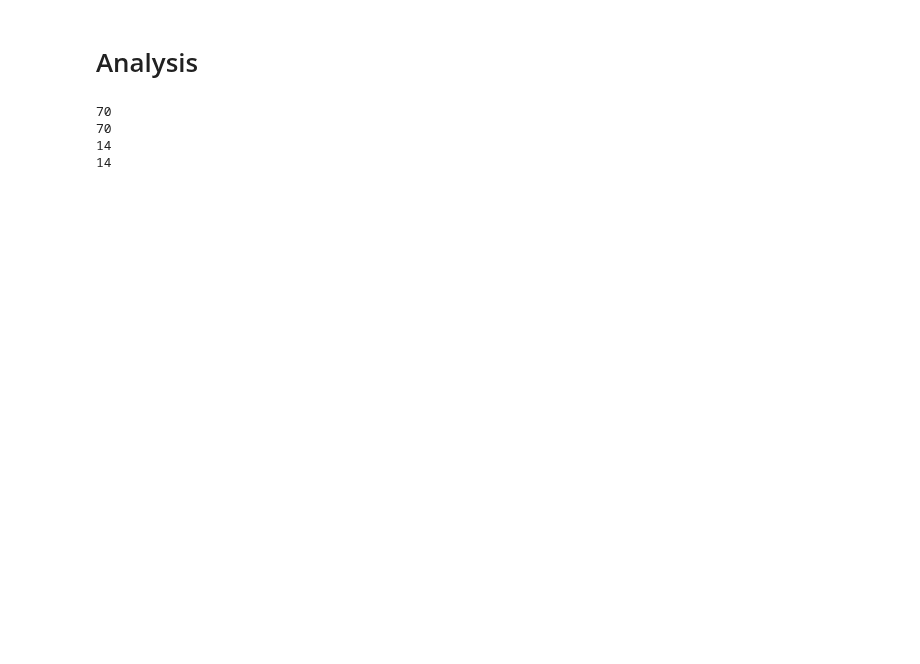
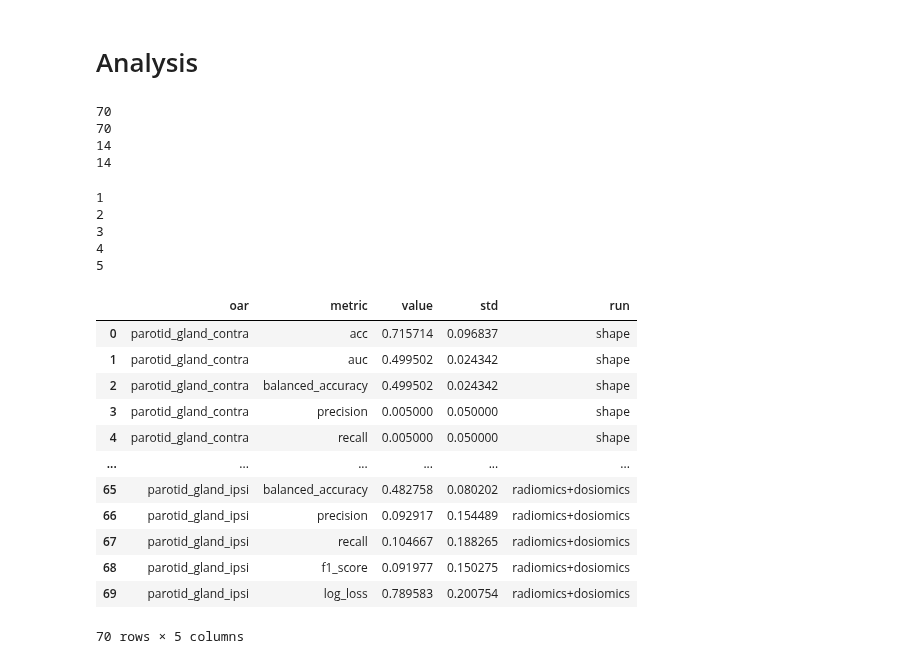
Before and after one commit to bguetarni/3DCT-VFM-benchmark, a Jupyter notebook: experiments.ipynb, the cells around one changed output. Drawn from its saved outputs; the diff is of its cells as text; code cells hidden in the pictures; blank space fills up the shorter version.

```diff
--- a/experiments.ipynb
+++ b/experiments.ipynb
@@ -470,7 +491,7 @@ import os, json
 import pandas
 import plotly.express as px
 
-path_ = r"C:\Users\bilel.guetarni\Desktop\ARTIX\experiments\004"
+path_ = r"C:\Users\bilel.guetarni\Desktop\ARTIX\experiments\005"
 result_df = []
 for run in os.listdir(path_):
     with open(os.path.join(path_, run, "params.json"), "r") as f:
@@ -488,3 +509,35 @@ fig = px.bar(result_df, x="oar", y="value", color="metric", barmode="group")
 fig.update_layout(autosize=False, width=800, height=400)
 fig.show()
 fig.write_image(r"C:\Users\bilel.guetarni\Downloads\newplot.png")
+# %%
+import os, json
+import pandas
+import plotly.express as px
+
+
+path_ = r"C:\Users\bilel.guetarni\Desktop\ARTIX\experiments\002"
+result_df = []
+for run in os.listdir(path_):
+    with open(os.path.join(path_, run, "params.json"), "r") as f:
+        params = json.load(f)
+
+    metrics_df = pandas.read_csv(os.path.join(path_, run, "metrics.csv"))
+    metrics_df = metrics_df.drop(columns=["Unnamed: 0"])
+    avg_metrics = metrics_df.mean().to_dict()
+    for k, v in avg_metrics.items():
+        result_df.append({"oar": params["oar"], "metric": k, "value": v, "std": metrics_df.std().to_dict()[k], "run": run.split("_")[-1]})
+
+result_df = pandas.DataFrame(result_df)
+
+for run in result_df["run"].unique():
+    print(run)
+    fig = px.bar(result_df[result_df["run"] == run], x="oar", y="value", color="metric", barmode="group")
+    fig.update_layout(autosize=False, width=800, height=400)
+    fig.show()
+    fig.write_image(r"C:\Users\bilel.guetarni\Downloads\newplot_{}.png".format(run))
+# %% [output]
+1
+2
+3
+4
+5
@@ -490,0 +585,19 @@ fig.write_image(r"C:\Users\bilel.guetarni\Downloads\newplot.png")
+# %%
+# result_df.to_csv(r"C:\Users\bilel.guetarni\Desktop\tmp\metrics.csv")
+# result_df = result_df.drop(columns=["std"])
+# result_df = result_df.set_index(["oar", "run"])
+result_df
+# %% [output]
+|  | oar | metric | value | std | run |
+| 0 | parotid_gland_contra | acc | 0.715714 | 0.096837 | shape |
+| 1 | parotid_gland_contra | auc | 0.499502 | 0.024342 | shape |
+| 2 | parotid_gland_contra | balanced_accuracy | 0.499502 | 0.024342 | shape |
+| 3 | parotid_gland_contra | precision | 0.005000 | 0.050000 | shape |
+| 4 | parotid_gland_contra | recall | 0.005000 | 0.050000 | shape |
+| ... | ... | ... | ... | ... | ... |
+| 65 | parotid_gland_ipsi | balanced_accuracy | 0.482758 | 0.080202 | radiomics+dosiomics |
+| 66 | parotid_gland_ipsi | precision | 0.092917 | 0.154489 | radiomics+dosiomics |
+| 67 | parotid_gland_ipsi | recall | 0.104667 | 0.188265 | radiomics+dosiomics |
+| 68 | parotid_gland_ipsi | f1_score | 0.091977 | 0.150275 | radiomics+dosiomics |
+| 69 | parotid_gland_ipsi | log_loss | 0.789583 | 0.200754 | radiomics+dosiomics |
+70 rows × 5 columns
```
Also changed, not shown: parts of 5 cells of this notebook.
